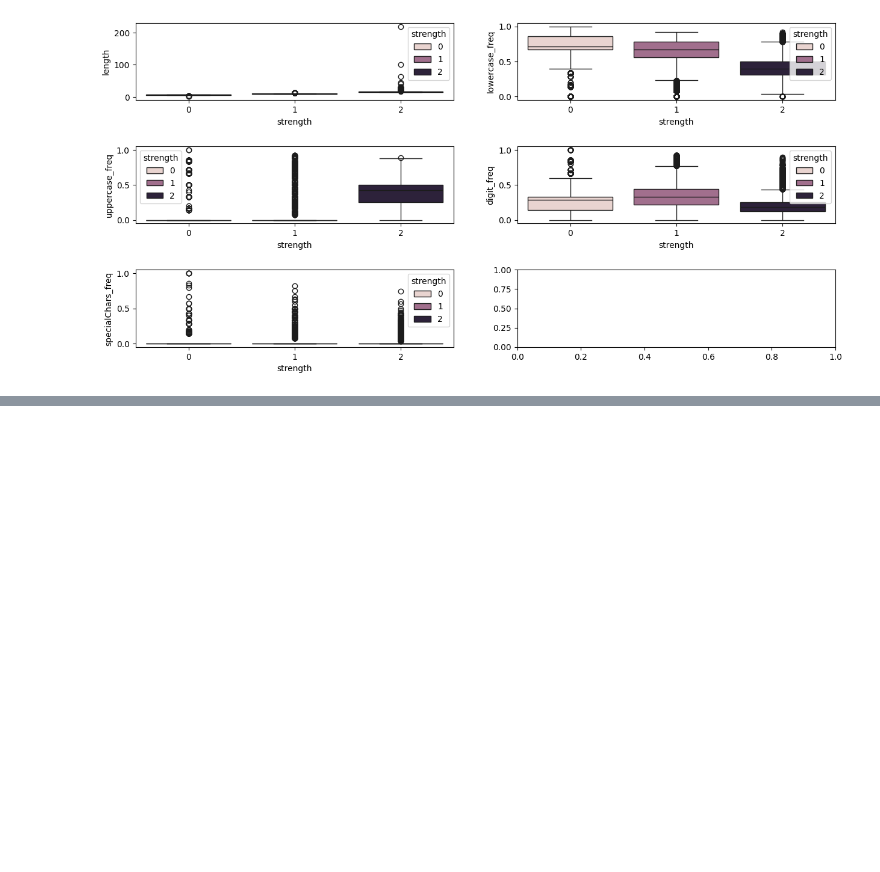
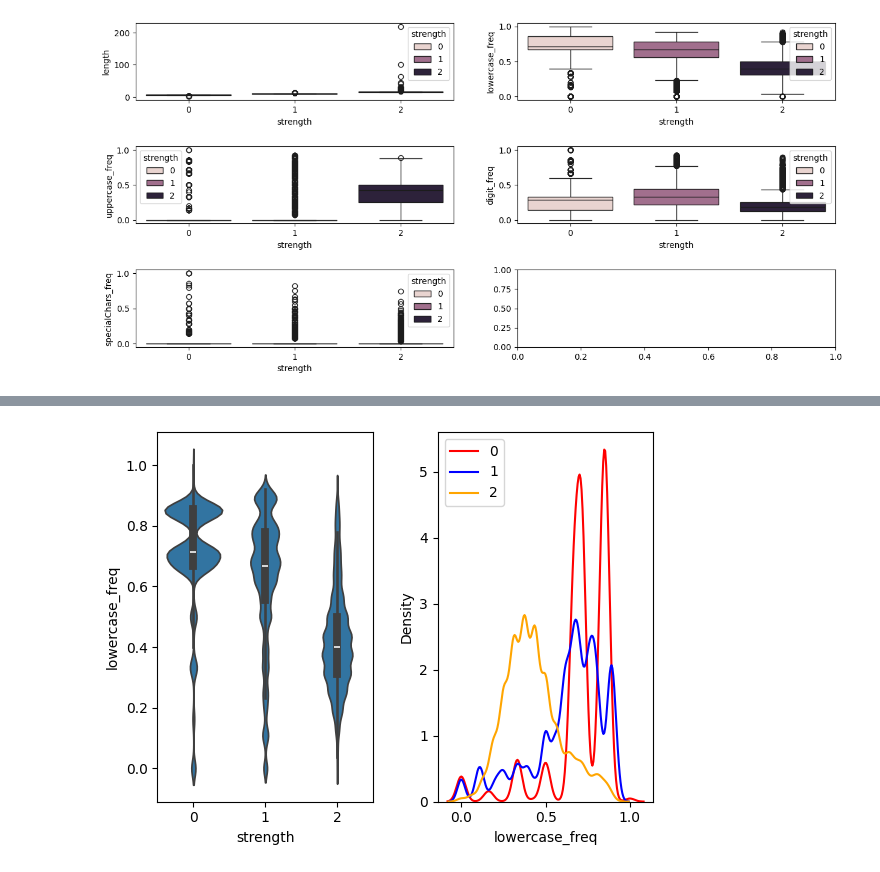
Before and after one commit to Kseniaa31/Data-Science, a Jupyter notebook: Password.ipynb, the cells around one changed output, grey strips where cells are left out. Cells and saved outputs as stored; diff of their text form; code cells hidden in the pictures; blank space fills up the shorter version.

```diff
--- a/Password.ipynb
+++ b/Password.ipynb
@@ -168,0 +189,4 @@ plt.subplots_adjust(hspace=0.6)
+# %%
+get_dist(data, 'lowercase_freq')
+# %% [output]
+[figure, added]
```
Also changed, not shown: parts of 17 cells of this notebook.
